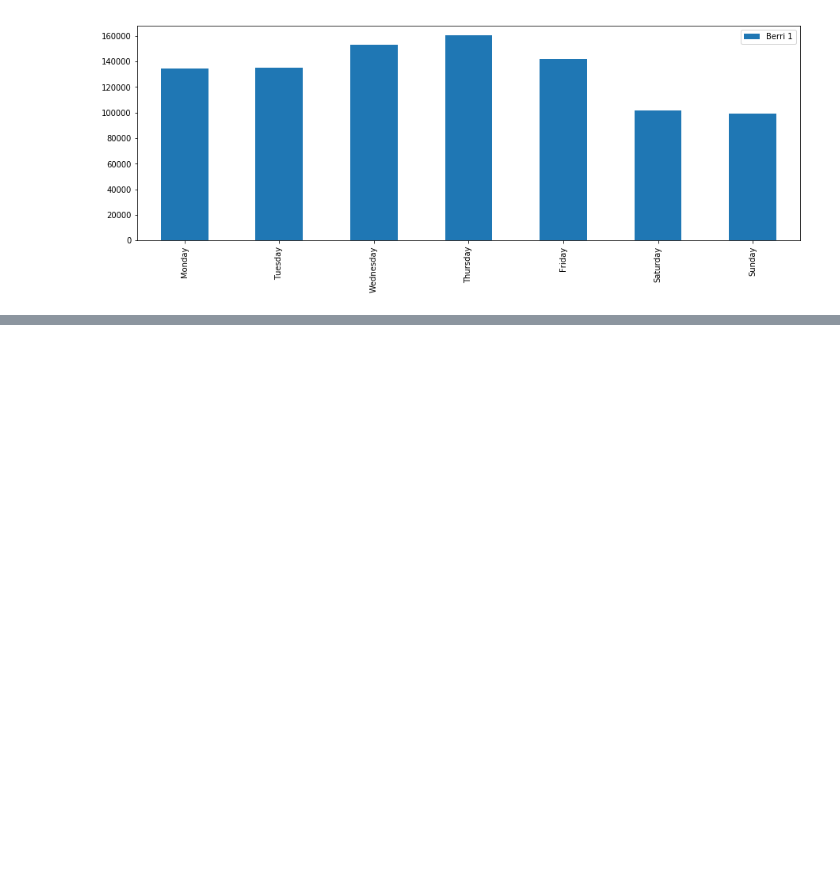
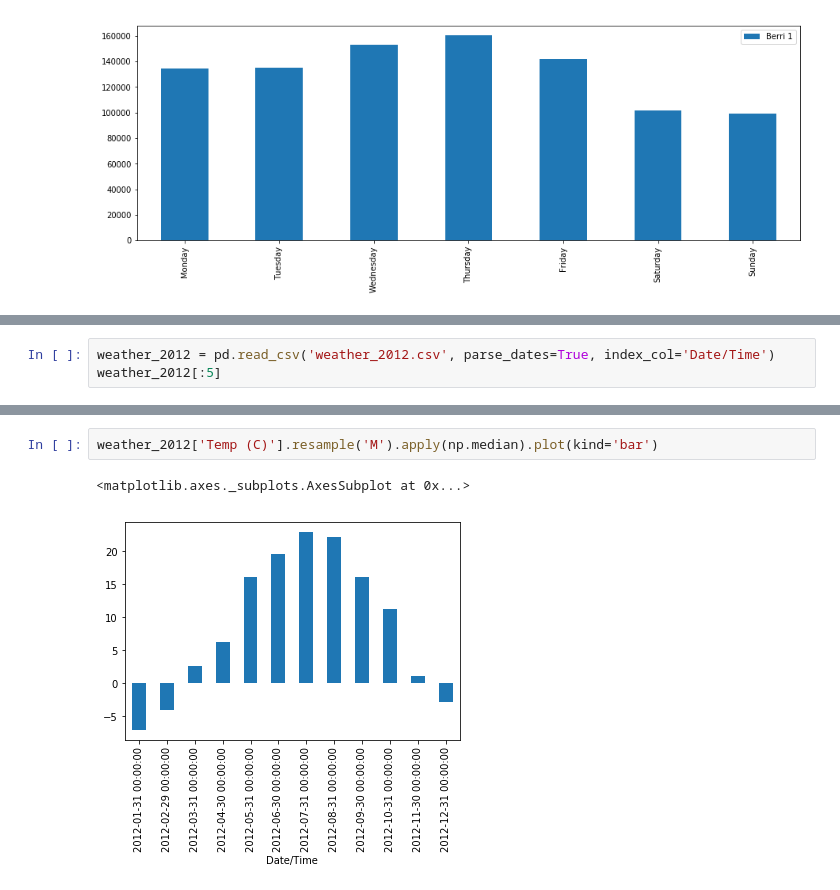
Before and after one commit to stenivan/pandas, a Jupyter notebook: Pandas Cookbook by Julia Evans.ipynb, the cells around one changed output, grey strips where cells are left out. Cells and saved outputs as stored; diff of their text form; blank space fills up the shorter version.

```diff
--- a/Pandas Cookbook by Julia Evans.ipynb
+++ b/Pandas Cookbook by Julia Evans.ipynb
@@ -398,0 +412,3 @@ weekday_counts.plot(kind='bar')
+# %%
+weather_2012 = pd.read_csv('weather_2012.csv', parse_dates=True, index_col='Date/Time')
+weather_2012[:5]
@@ -398,0 +423,5 @@ weekday_counts.plot(kind='bar')
+# %%
+weather_2012['Temp (C)'].resample('M').apply(np.median).plot(kind='bar')
+# %% [output]
+<matplotlib.axes._subplots.AxesSubplot at 0x...>
+[figure, added]
```
Also changed, not shown: parts of 49 cells of this notebook.
